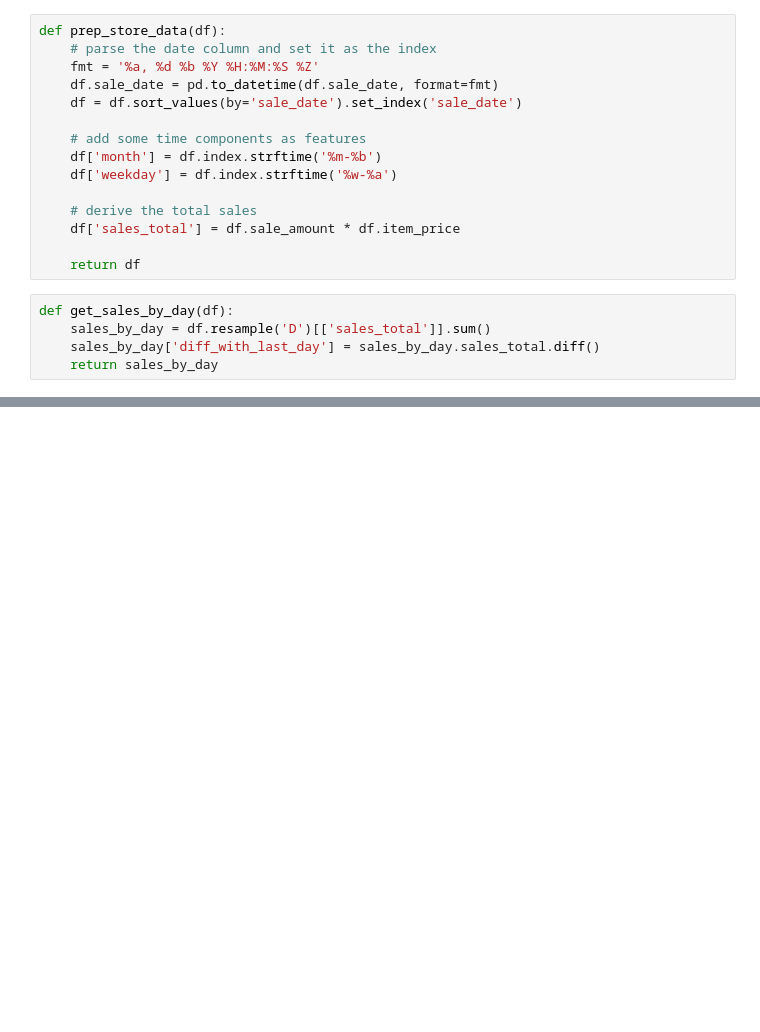
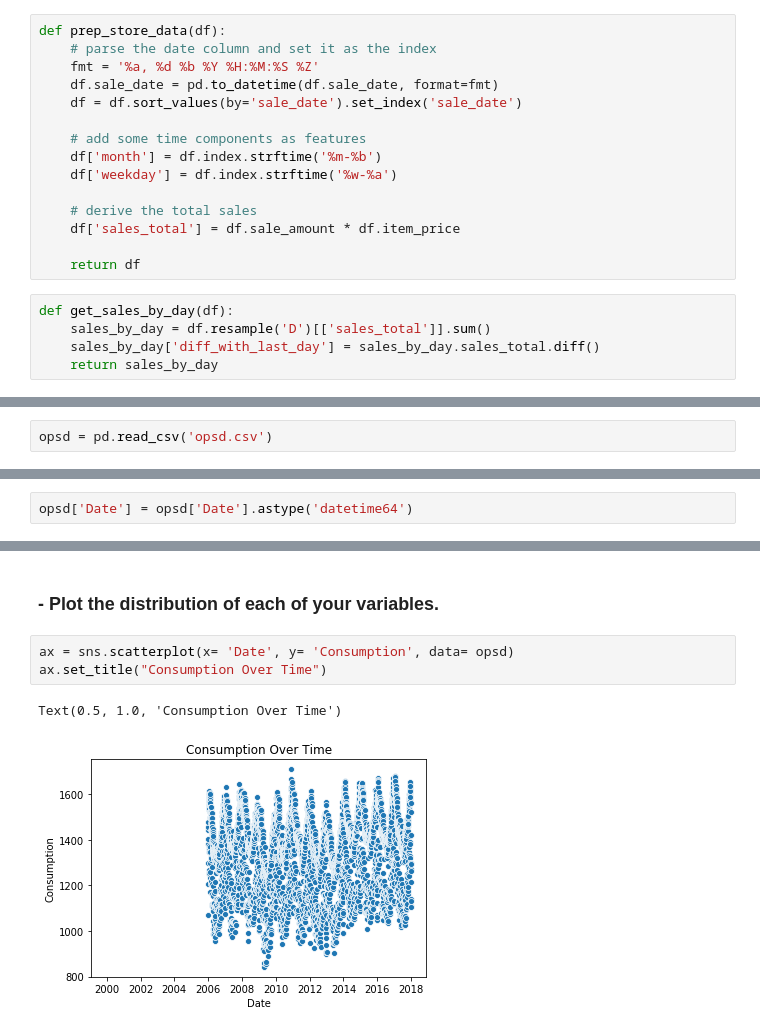
Before and after one commit to davidtenorio1/ds-methodologies-exercises, a Jupyter notebook: time_series/prep.ipynb, the cells around one changed output, grey strips where cells are left out. Saved outputs shown, nothing was run; the diff lists cells and outputs as text; blank space fills up the shorter version.

```diff
--- a/time_series/prep.ipynb
+++ b/time_series/prep.ipynb
@@ -145,0 +184,2 @@ def get_sales_by_day(df):
+# %%
+opsd = pd.read_csv('opsd.csv')
@@ -145,0 +210,2 @@ def get_sales_by_day(df):
+# %%
+opsd['Date'] = opsd['Date'].astype('datetime64')
@@ -145,0 +230,8 @@ def get_sales_by_day(df):
+# %% [markdown]
+### - Plot the distribution of each of your variables.
+# %%
+ax = sns.scatterplot(x= 'Date', y= 'Consumption', data= opsd)
+ax.set_title("Consumption Over Time")
+# %% [output]
+Text(0.5, 1.0, 'Consumption Over Time')
+[figure, added]
```
Also changed, not shown: parts of 22 cells of this notebook, 4 other files.
